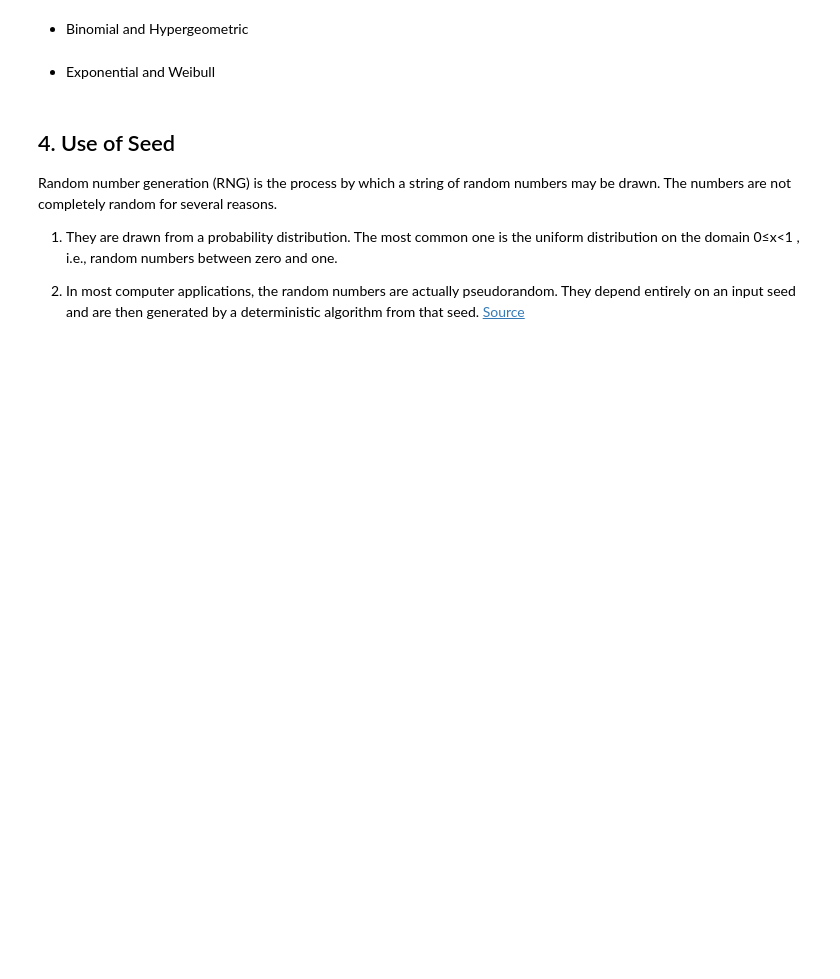
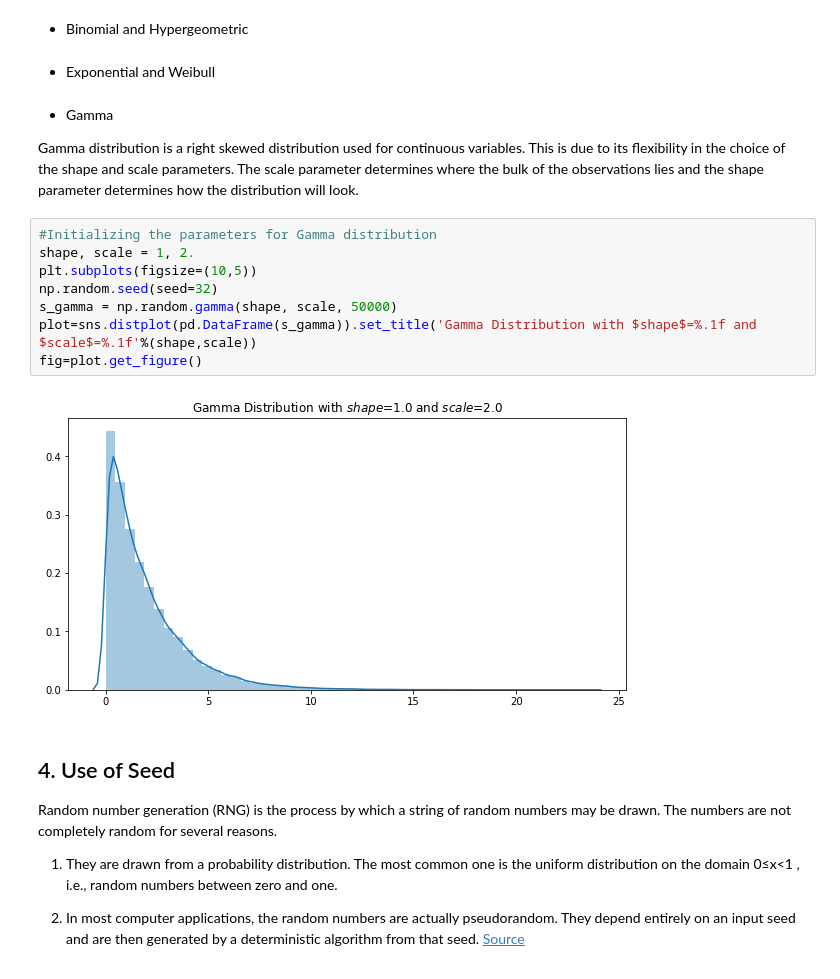
Before and after one commit to G00387847/numpy.random, a Jupyter notebook: numpy.random.ipynb, the cells around one changed output. Saved outputs shown, nothing was run; the diff lists cells and outputs as text; blank space fills up the shorter version.

```diff
--- a/numpy.random.ipynb
+++ b/numpy.random.ipynb
@@ -207,6 +259,20 @@ I also found this graph below very interesting and I will try to compare my anal
 * Binomial and Hypergeometric
 # %% [markdown]
 * Exponential and Weibull
+# %% [markdown]
+* Gamma
+
+Gamma distribution is a right skewed distribution used for continuous variables. This is due to its flexibility in the choice of the shape and scale parameters. The scale parameter determines where the bulk of the observations lies and the shape parameter determines how the distribution will look.
+# %%
+#Initializing the parameters for Gamma distribution
+shape, scale = 1, 2.
+plt.subplots(figsize=(10,5))
+np.random.seed(seed=32)
+s_gamma = np.random.gamma(shape, scale, 50000)
+plot=sns.distplot(pd.DataFrame(s_gamma)).set_title('Gamma Distribution with $shape$=%.1f and $scale$=%.1f'%(shape,scale))
+fig=plot.get_figure()
+# %% [output]
+[figure, added]
 # %% [markdown]
 ## 4. Use of Seed
 
```
Also changed, not shown: parts of 24 cells of this notebook.
